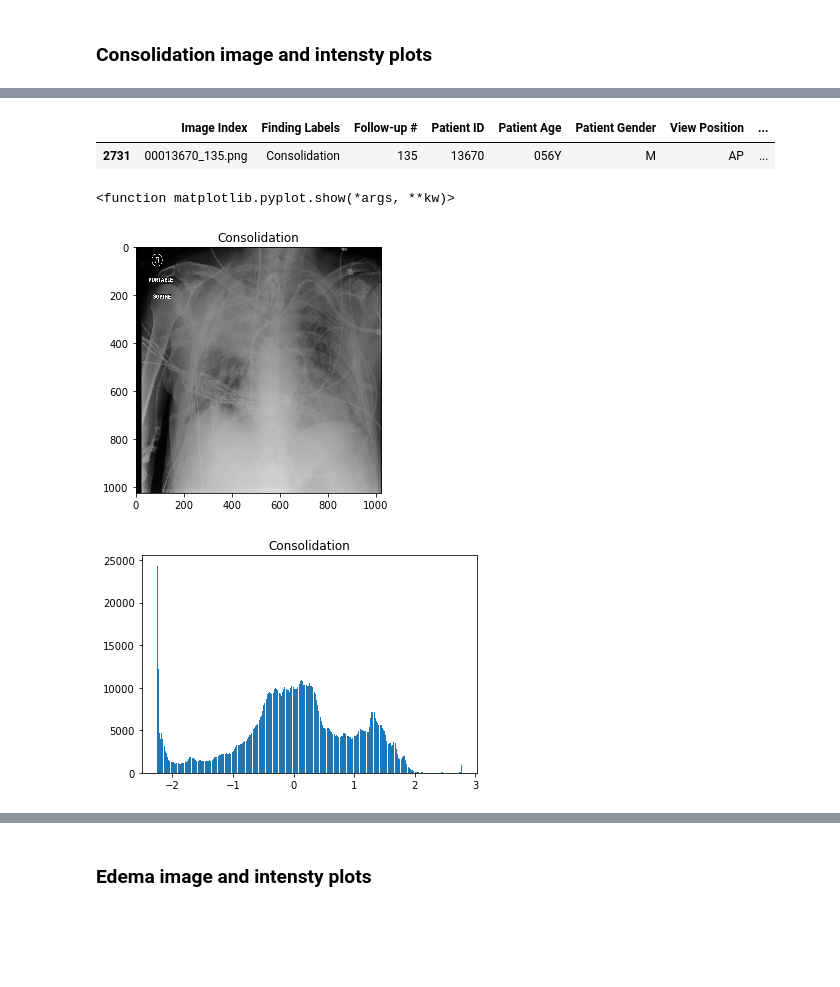
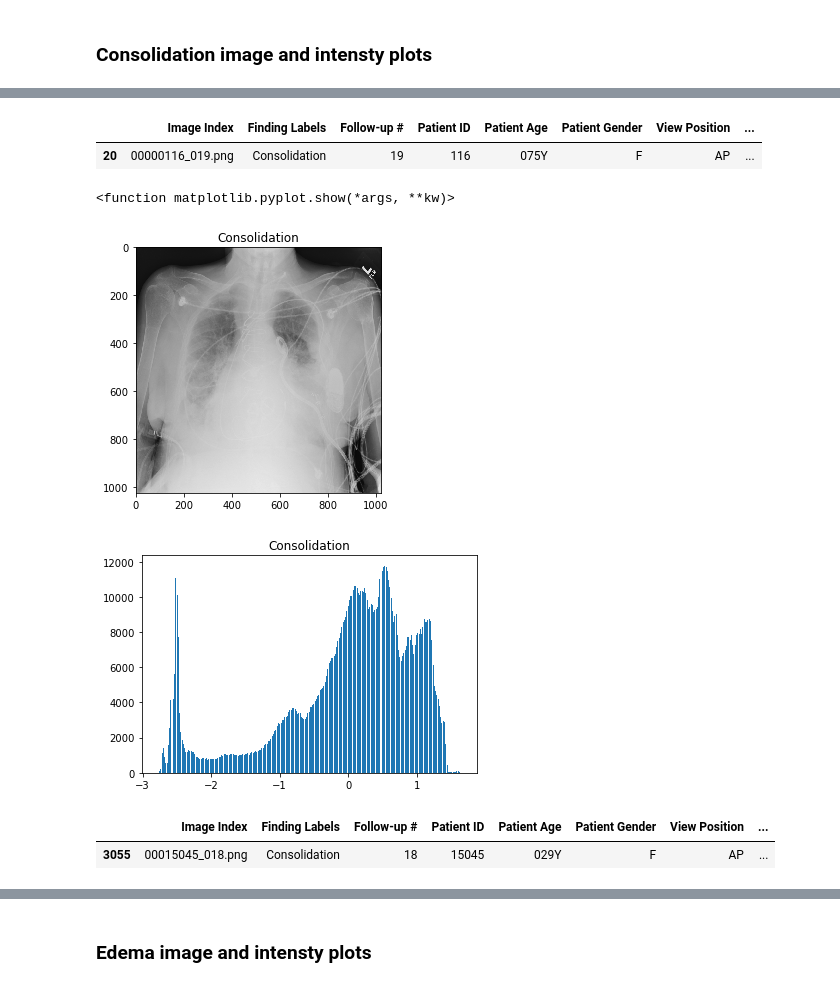
Before and after one commit to k0f1/Pneumonia-algorithm, a Jupyter notebook: EDA.ipynb, the cells around one changed output, grey strips where cells are left out. Cells and saved outputs as stored; diff of their text form; code cells hidden in the pictures; blank space fills up the shorter version.

Commit message:
Completed EDA plots

```diff
--- a/EDA.ipynb
+++ b/EDA.ipynb
@@ -515,21 +541,27 @@ sample_df[sample_df['Finding Labels']=='Consolidation'].sample(3)
 # %%
-co = sample_df[sample_df['Image Index'] == '00013670_135.png']
+co = sample_df[sample_df['Image Index'] == '00000116_019.png']
 co
 # %% [output]
 |  | Image Index | Finding Labels | Follow-up # | Patient ID | Patient Age | Patient Gender | View Position | ... |
-| 2731 | 00013670_135.png | Consolidation | 135 | 13670 | 056Y | M | AP | ... |
+| 20 | 00000116_019.png | Consolidation | 19 | 116 | 075Y | F | AP | ... |
 # %%
-img = io.imread('/data/images_006/images/00013670_135.png')
+img = io.imread('/data/images_001/images/00000116_019.png')
 imgplot = imshow(img)
 img_title = plt.title('Consolidation')
 plt.show
 # %% [output]
 <function matplotlib.pyplot.show(*args, **kw)>
-[figure, old version]
+[figure, new version]
 # %%
 # The corresponding pixel density analysis:
 ax = plt.hist(((img - np.mean(img))/np.std(img)).ravel(), bins=300)
 img_title = plt.title('Consolidation')
 plt.show()
 # %% [output]
-[figure, old version]
+[figure, new version]
+# %%
+co1 = sample_df[sample_df['Image Index'] == '00015045_018.png']
+co1
+# %% [output]
+|  | Image Index | Finding Labels | Follow-up # | Patient ID | Patient Age | Patient Gender | View Position | ... |
+| 3055 | 00015045_018.png | Consolidation | 18 | 15045 | 029Y | F | AP | ... |
```
Also changed, not shown: parts of 64 cells of this notebook.
